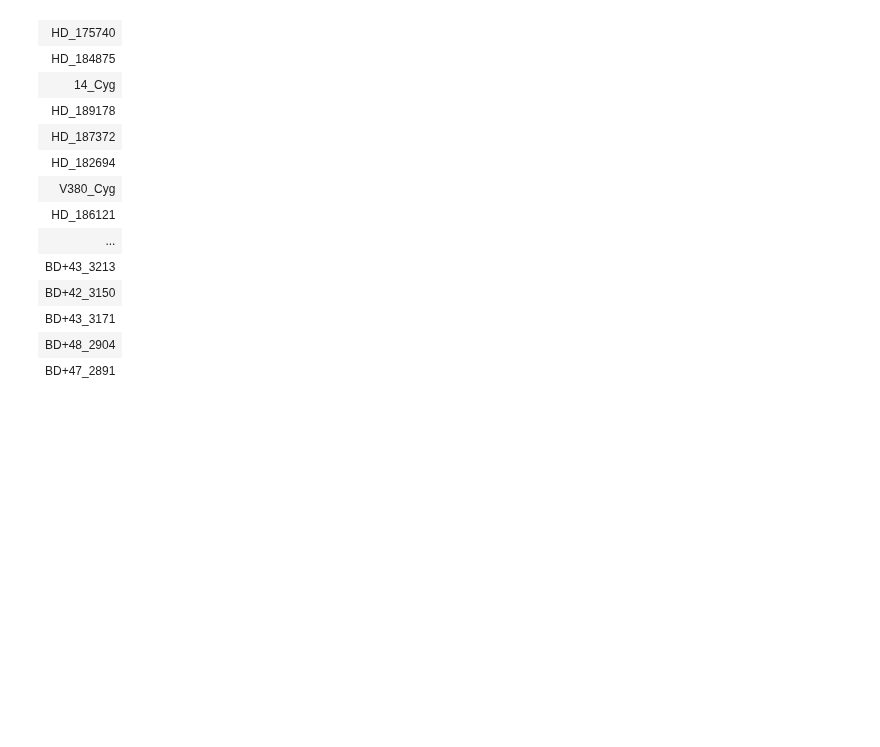
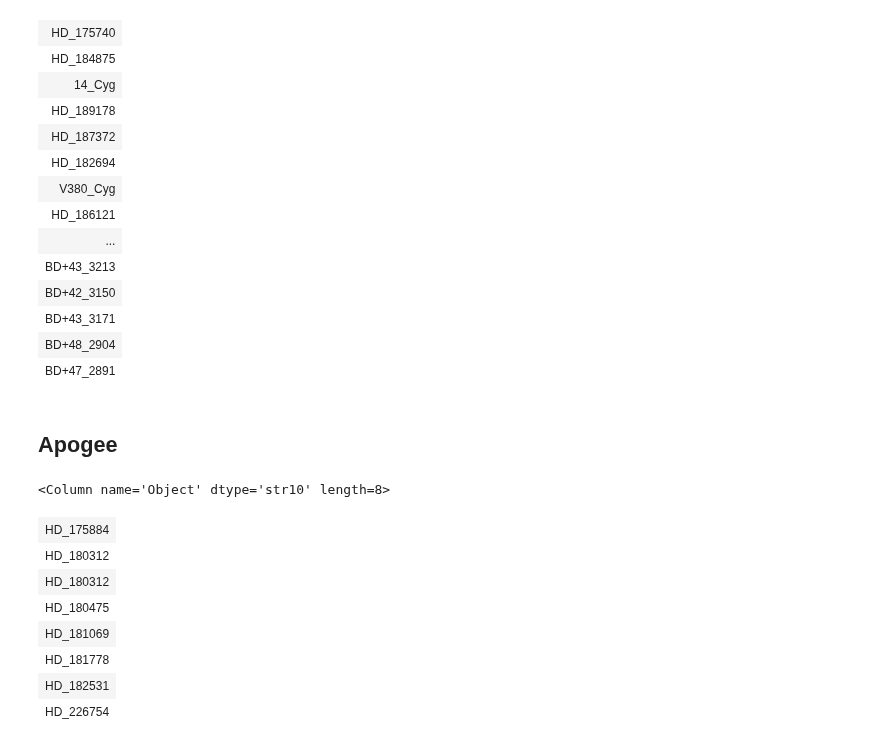
Before and after one commit to benjaminpope/smearcampaign, a Jupyter notebook: notebooks/read_catalogues.ipynb, the cells around one changed output. Drawn from its saved outputs; the diff is of its cells as text; code cells hidden in the pictures; blank space fills up the shorter version.

```diff
--- a/notebooks/read_catalogues.ipynb
+++ b/notebooks/read_catalogues.ipynb
@@ -1141,3 +1141,5 @@ newcat[newcat['Name']=='BD+42_3150']
 | BD+43_3171 |
 | BD+48_2904 |
 | BD+47_2891 |
+# %% [markdown]
+## Apogee
@@ -1143,0 +1153,13 @@ newcat[newcat['Name']=='BD+42_3150']
+# %%
+apogee_seismic = join(apogee,astero_logg,keys='Object')
+apogee_seismic['Object']
+# %% [output]
+<Column name='Object' dtype='str10' length=8>
+| HD_175884 |
+| HD_180312 |
+| HD_180312 |
+| HD_180475 |
+| HD_181069 |
+| HD_181778 |
+| HD_182531 |
+| HD_226754 |
```
Also changed, not shown: parts of 7 cells of this notebook, 3 other files.
